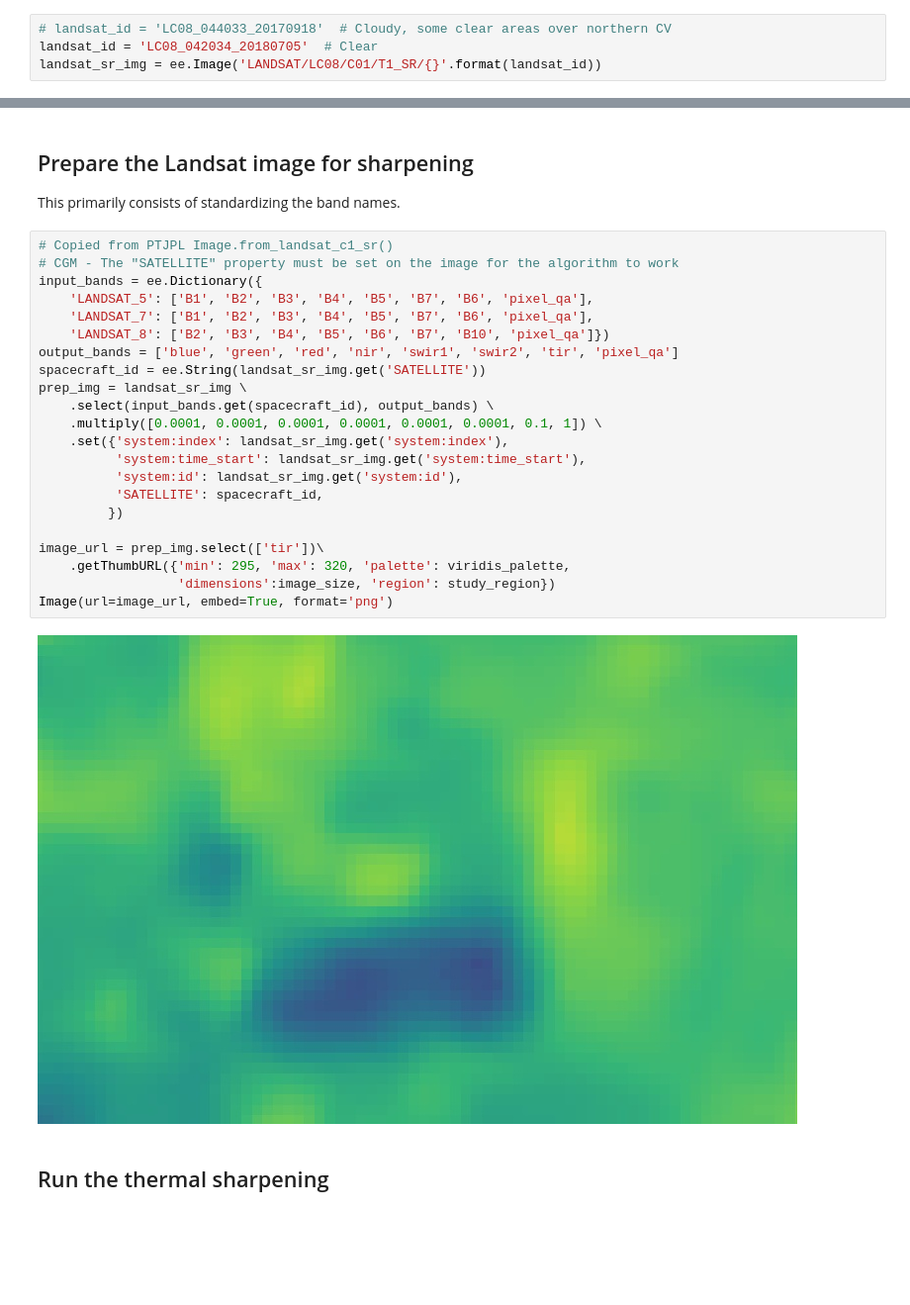
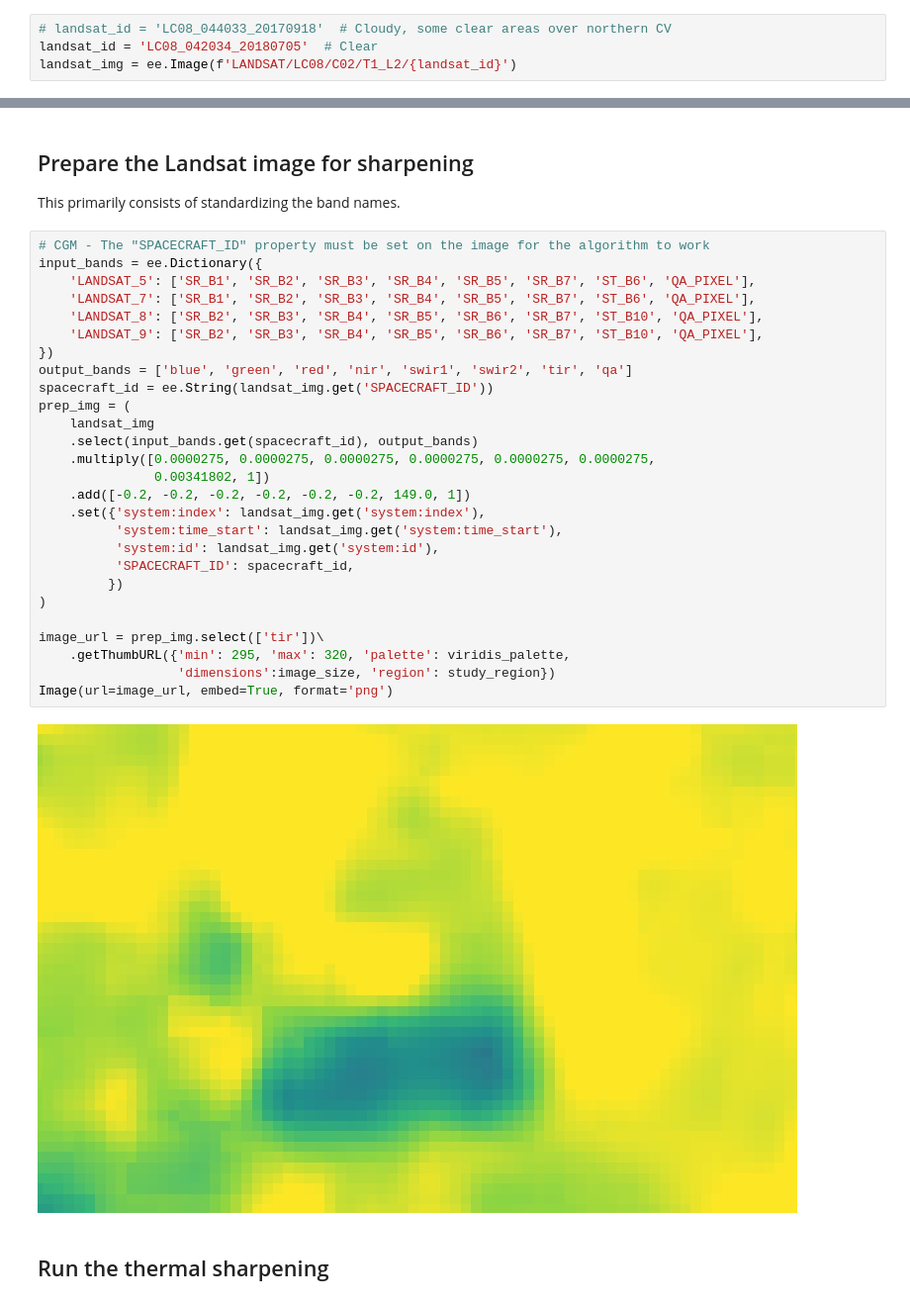
Before and after one commit to Open-ET/openet-landsat-lst, a Jupyter notebook: examples/landsat_thermal_sharpening.ipynb, the cells around one changed output, grey strips where cells are left out. Shown at 99% size. Saved outputs shown, nothing was run; the diff lists cells and outputs as text; blank space fills up the shorter version.

```diff
--- a/examples/landsat_thermal_sharpening.ipynb
+++ b/examples/landsat_thermal_sharpening.ipynb
@@ -16,7 +17,7 @@ image_size = 768
 # %%
 # landsat_id = 'LC08_044033_20170918'  # Cloudy, some clear areas over northern CV
 landsat_id = 'LC08_042034_20180705'  # Clear
-landsat_sr_img = ee.Image('LANDSAT/LC08/C01/T1_SR/{}'.format(landsat_id))
+landsat_img = ee.Image(f'LANDSAT/LC08/C02/T1_L2/{landsat_id}')
 # %%
 site_xy = [-120.105, 36.95]
 # site_xy = [-120.10237, 36.946608]
@@ -43,29 +44,34 @@ Image(url=image_url, embed=True, format='png')
 
 This primarily consists of standardizing the band names.
 # %%
-# Copied from PTJPL Image.from_landsat_c1_sr()
-# CGM - The "SATELLITE" property must be set on the image for the algorithm to work
+# CGM - The "SPACECRAFT_ID" property must be set on the image for the algorithm to work
 input_bands = ee.Dictionary({
-    'LANDSAT_5': ['B1', 'B2', 'B3', 'B4', 'B5', 'B7', 'B6', 'pixel_qa'],
-    'LANDSAT_7': ['B1', 'B2', 'B3', 'B4', 'B5', 'B7', 'B6', 'pixel_qa'],
-    'LANDSAT_8': ['B2', 'B3', 'B4', 'B5', 'B6', 'B7', 'B10', 'pixel_qa']})
-output_bands = ['blue', 'green', 'red', 'nir', 'swir1', 'swir2', 'tir', 'pixel_qa']
-spacecraft_id = ee.String(landsat_sr_img.get('SATELLITE'))
-prep_img = landsat_sr_img \
-    .select(input_bands.get(spacecraft_id), output_bands) \
-    .multiply([0.0001, 0.0001, 0.0001, 0.0001, 0.0001, 0.0001, 0.1, 1]) \
-    .set({'system:index': landsat_sr_img.get('system:index'),
-          'system:time_start': landsat_sr_img.get('system:time_start'),
-          'system:id': landsat_sr_img.get('system:id'),
-          'SATELLITE': spacecraft_id,
+    'LANDSAT_5': ['SR_B1', 'SR_B2', 'SR_B3', 'SR_B4', 'SR_B5', 'SR_B7', 'ST_B6', 'QA_PIXEL'],
+    'LANDSAT_7': ['SR_B1', 'SR_B2', 'SR_B3', 'SR_B4', 'SR_B5', 'SR_B7', 'ST_B6', 'QA_PIXEL'],
+    'LANDSAT_8': ['SR_B2', 'SR_B3', 'SR_B4', 'SR_B5', 'SR_B6', 'SR_B7', 'ST_B10', 'QA_PIXEL'],
+    'LANDSAT_9': ['SR_B2', 'SR_B3', 'SR_B4', 'SR_B5', 'SR_B6', 'SR_B7', 'ST_B10', 'QA_PIXEL'],
+})
+output_bands = ['blue', 'green', 'red', 'nir', 'swir1', 'swir2', 'tir', 'qa']
+spacecraft_id = ee.String(landsat_img.get('SPACECRAFT_ID'))
+prep_img = (
+    landsat_img
+    .select(input_bands.get(spacecraft_id), output_bands)
+    .multiply([0.0000275, 0.0000275, 0.0000275, 0.0000275, 0.0000275, 0.0000275,
+               0.00341802, 1])
+    .add([-0.2, -0.2, -0.2, -0.2, -0.2, -0.2, 149.0, 1])
+    .set({'system:index': landsat_img.get('system:index'),
+          'system:time_start': landsat_img.get('system:time_start'),
+          'system:id': landsat_img.get('system:id'),
+          'SPACECRAFT_ID': spacecraft_id,
          })
+)
 
 image_url = prep_img.select(['tir'])\
     .getThumbURL({'min': 295, 'max': 320, 'palette': viridis_palette,
                   'dimensions':image_size, 'region': study_region})
 Image(url=image_url, embed=True, format='png')
 # %% [output]
-[figure, old version]
+[figure, new version]
 # %% [markdown]
 ## Run the thermal sharpening
 # %%
```
Also changed, not shown: parts of 6 cells of this notebook, 2 other files.
